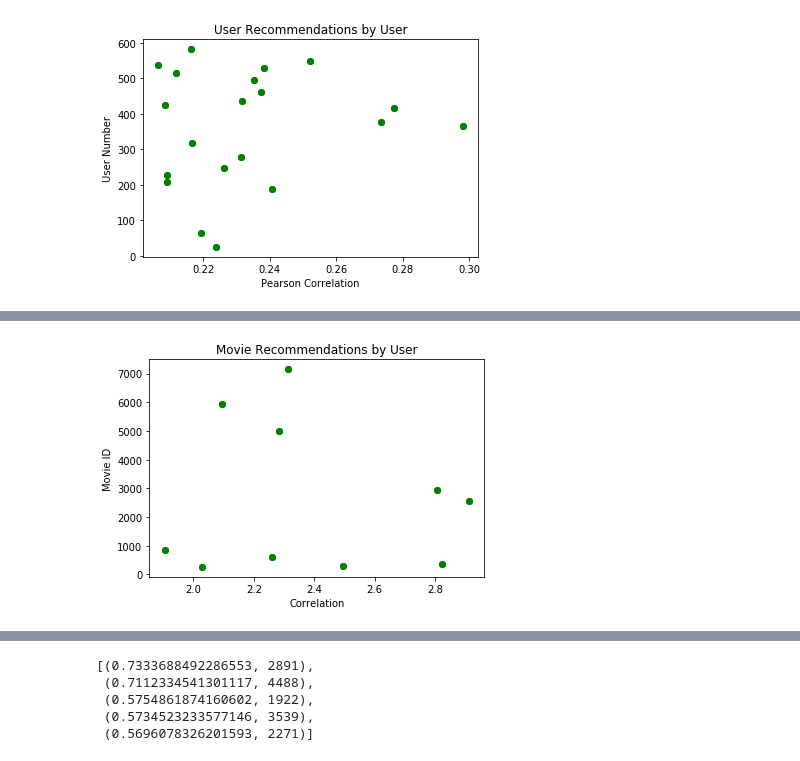
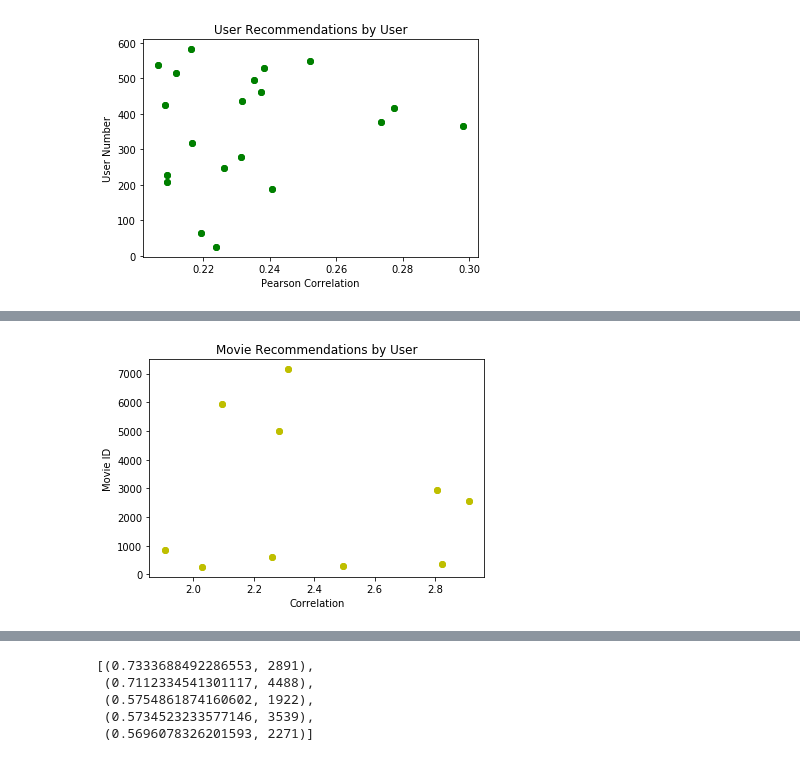
Before and after one commit to JA-Erosa/Programming-Recommendation-Project, a Jupyter notebook: Project.ipynb, the cells around one changed output, grey strips where cells are left out. Drawn from its saved outputs; the diff is of its cells as text; code cells hidden in the pictures.

```diff
--- a/Project.ipynb
+++ b/Project.ipynb
@@ -163,14 +143,14 @@ k[:20]
 # %%
 x_val = [x[0] for x in k[:10]]
 y_val = [y[1] for y in k[:10]]
 plt.title('Movie Recommendations by User')
 plt.xlabel('Correlation')
 plt.ylabel('Movie ID')
-plt.plot(x_val,y_val,'og')
-plt.plot(x_val,y_val, 'og')
+plt.plot(x_val,y_val,'oy')
+plt.plot(x_val,y_val, 'oy')
 plt.show()
 # %% [output]
-[figure, old version]
+[figure, new version]
 # %%
 Dict_MID=Movies_Id.to_dict()
 Dict_MID
```
Also changed, not shown: parts of 2 cells of this notebook.
